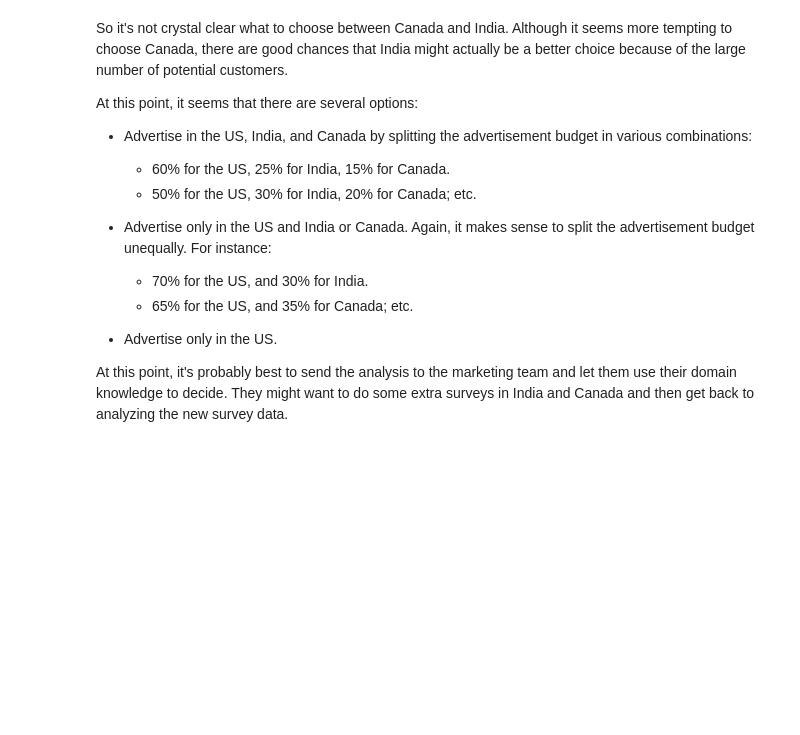
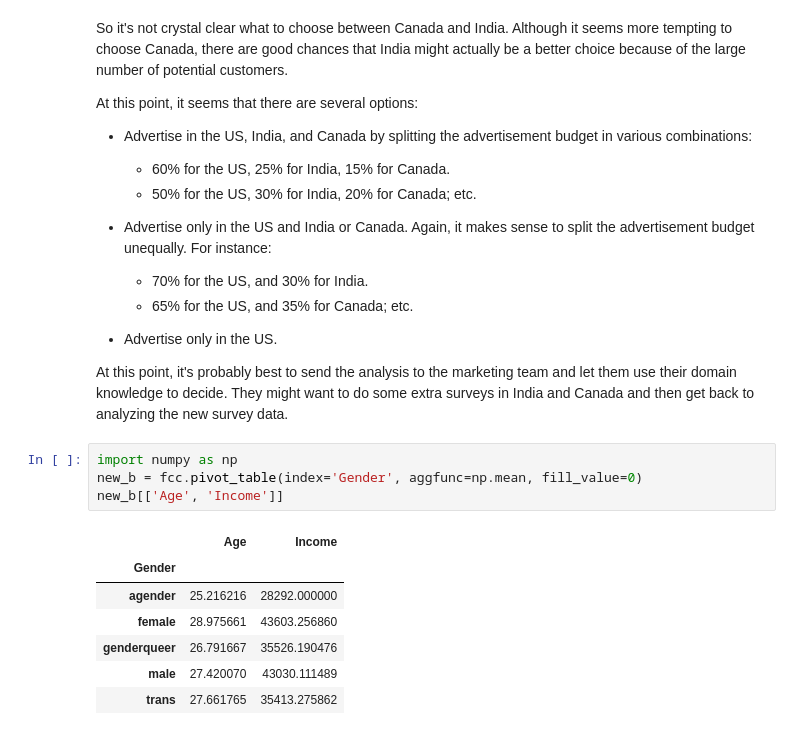
Before and after one commit to shikaangelique/DataScience, a Jupyter notebook: Stats/Best Markets to Advertise In/best_e_learning_markets.ipynb, the cells around one changed output. Saved outputs shown, nothing was run; the diff lists cells and outputs as text; blank space fills up the shorter version.

```diff
--- a/Stats/Best Markets to Advertise In/best_e_learning_markets.ipynb
+++ b/Stats/Best Markets to Advertise In/best_e_learning_markets.ipynb
@@ -410,3 +410,15 @@ At this point, it seems that there are several options:
 * Advertise only in the US.
 
 At this point, it's probably best to send the analysis to the marketing team and let them use their domain knowledge to decide. They might want to do some extra surveys in India and Canada and then get back to analyzing the new survey data.
+# %%
+import numpy as np
+new_b = fcc.pivot_table(index='Gender', aggfunc=np.mean, fill_value=0)
+new_b[['Age', 'Income']]
+# %% [output]
+|  | Age | Income |
+| Gender |  |  |
+| agender | 25.216216 | 28292.000000 |
+| female | 28.975661 | 43603.256860 |
+| genderqueer | 26.791667 | 35526.190476 |
+| male | 27.420070 | 43030.111489 |
+| trans | 27.661765 | 35413.275862 |
```
Also changed, not shown: 4 other files.
